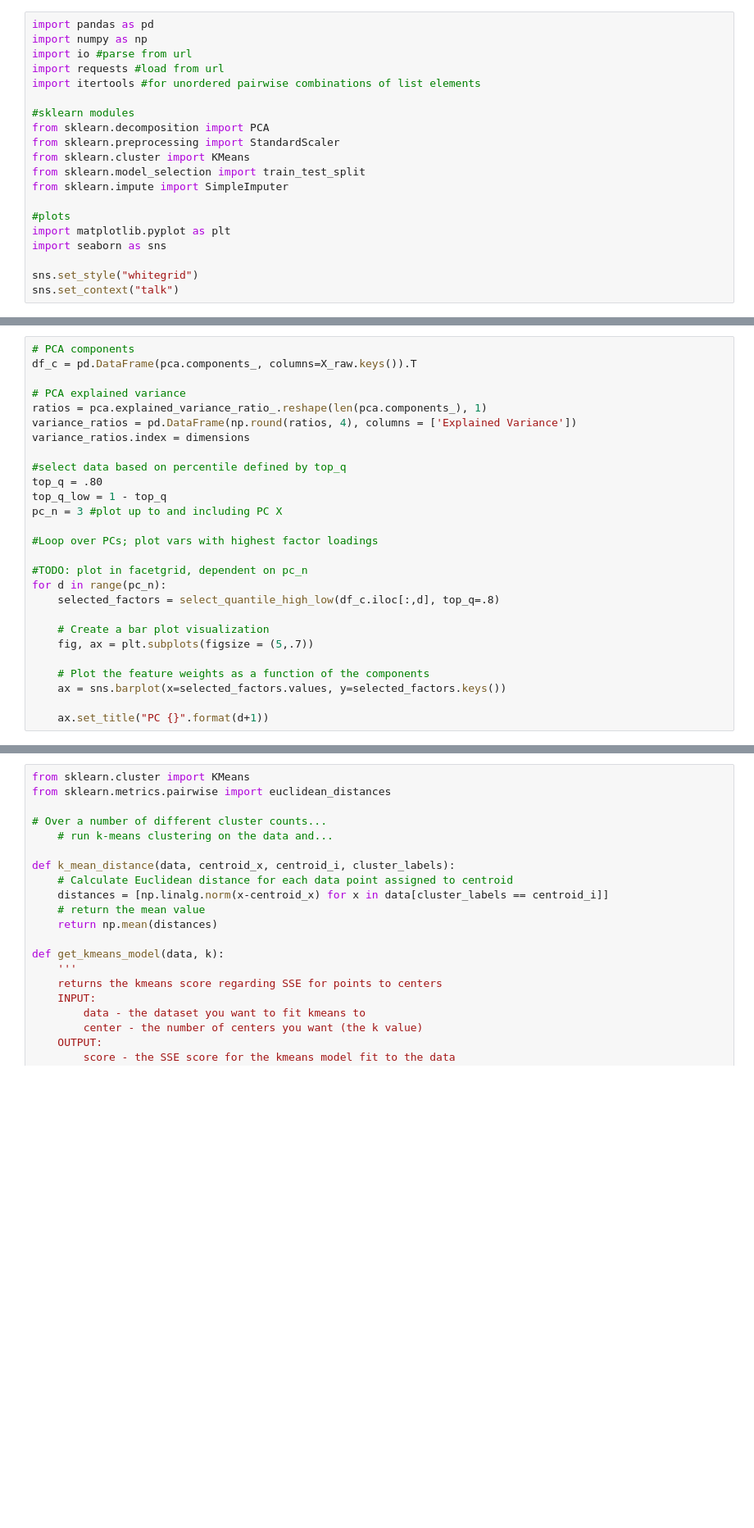
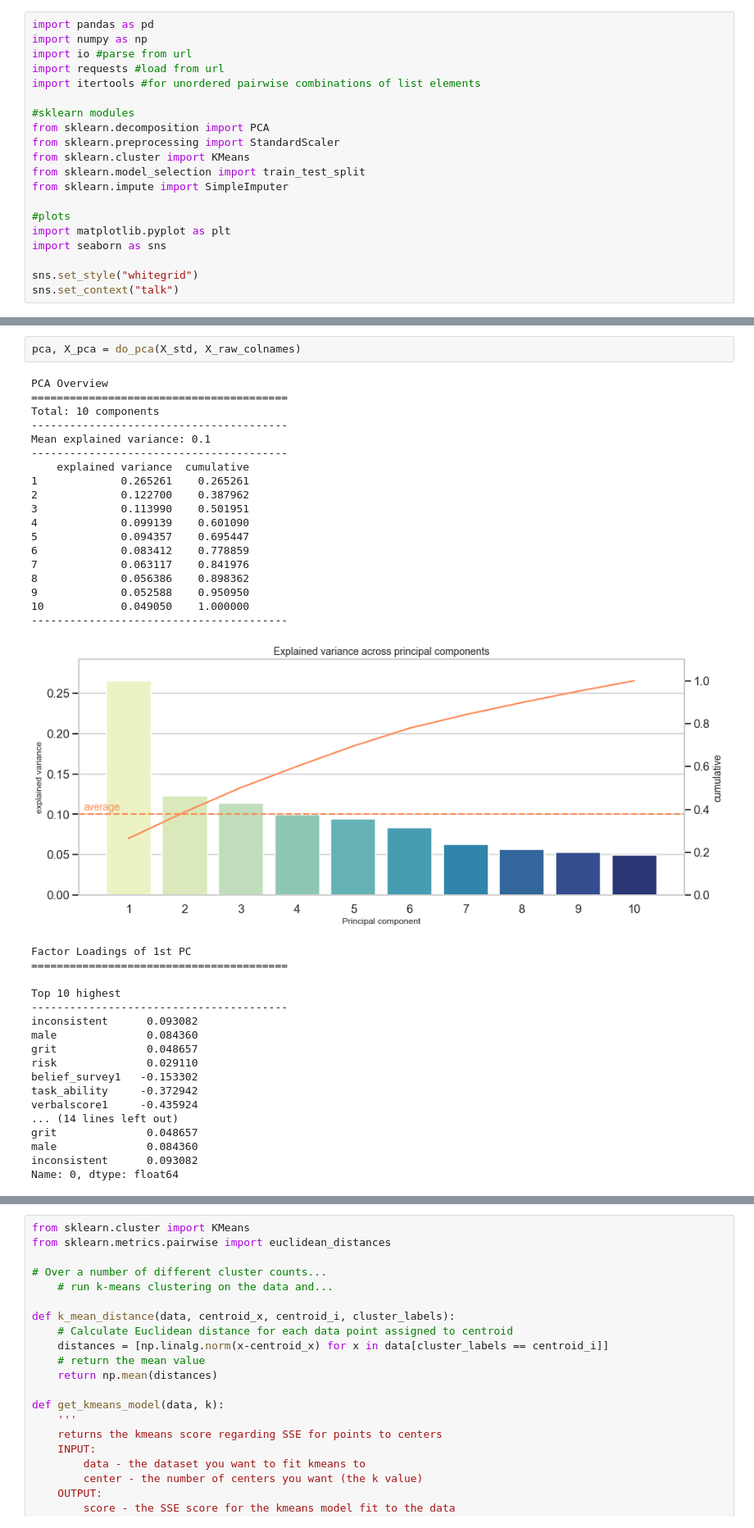
Before and after one commit to philippschmalen/Code-snippets, a Jupyter notebook: PCA_workflow.ipynb, the cells around one changed output, grey strips where cells are left out. Shown at 82% size. Saved outputs shown, nothing was run; the diff lists cells and outputs as text; blank space fills up the shorter version.

Commit message:
refactored, built 1 function as wrapper

```diff
--- a/PCA_workflow.ipynb
+++ b/PCA_workflow.ipynb
@@ -190,27 +231,0 @@ def select_quantile_high_low(ds, top_q=.8):
-# %%
-# PCA components
-df_c = pd.DataFrame(pca.components_, columns=X_raw.keys()).T
-
-# PCA explained variance
-ratios = pca.explained_variance_ratio_.reshape(len(pca.components_), 1)
-variance_ratios = pd.DataFrame(np.round(ratios, 4), columns = ['Explained Variance'])
-variance_ratios.index = dimensions
-
-#select data based on percentile defined by top_q
-top_q = .80
-top_q_low = 1 - top_q
-pc_n = 3 #plot up to and including PC X
-
-#Loop over PCs; plot vars with highest factor loadings
-
-#TODO: plot in facetgrid, dependent on pc_n
-for d in range(pc_n):
-    selected_factors = select_quantile_high_low(df_c.iloc[:,d], top_q=.8)
-
-    # Create a bar plot visualization
-    fig, ax = plt.subplots(figsize = (5,.7))
-
-    # Plot the feature weights as a function of the components
-    ax = sns.barplot(x=selected_factors.values, y=selected_factors.keys())
-
-    ax.set_title("PC {}".format(d+1))
@@ -220,0 +338,39 @@ for d in range(pc_n):
+# %%
+pca, X_pca = do_pca(X_std, X_raw_colnames)
+# %% [output]
+PCA Overview
+========================================
+Total: 10 components
+----------------------------------------
+Mean explained variance: 0.1
+----------------------------------------
+    explained variance  cumulative
+1             0.265261    0.265261
+2             0.122700    0.387962
+3             0.113990    0.501951
+4             0.099139    0.601090
+5             0.094357    0.695447
+6             0.083412    0.778859
+7             0.063117    0.841976
+8             0.056386    0.898362
+9             0.052588    0.950950
+10            0.049050    1.000000
+----------------------------------------
+[figure, added]
+Factor Loadings of 1st PC
+========================================
+
+Top 10 highest
+----------------------------------------
+inconsistent      0.093082
+male              0.084360
+grit              0.048657
+risk              0.029110
+belief_survey1   -0.153302
+task_ability     -0.372942
+verbalscore1     -0.435924
+... (14 lines left out)
+grit              0.048657
+male              0.084360
+inconsistent      0.093082
+Name: 0, dtype: float64
```
Also changed, not shown: parts of 26 cells of this notebook.
